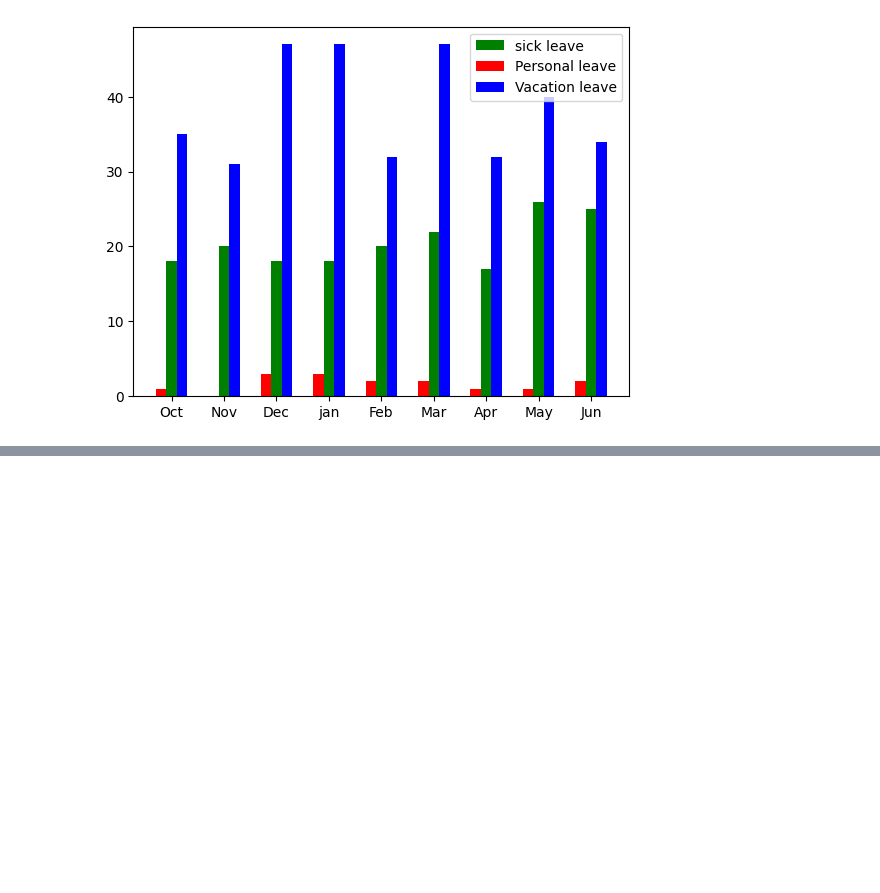
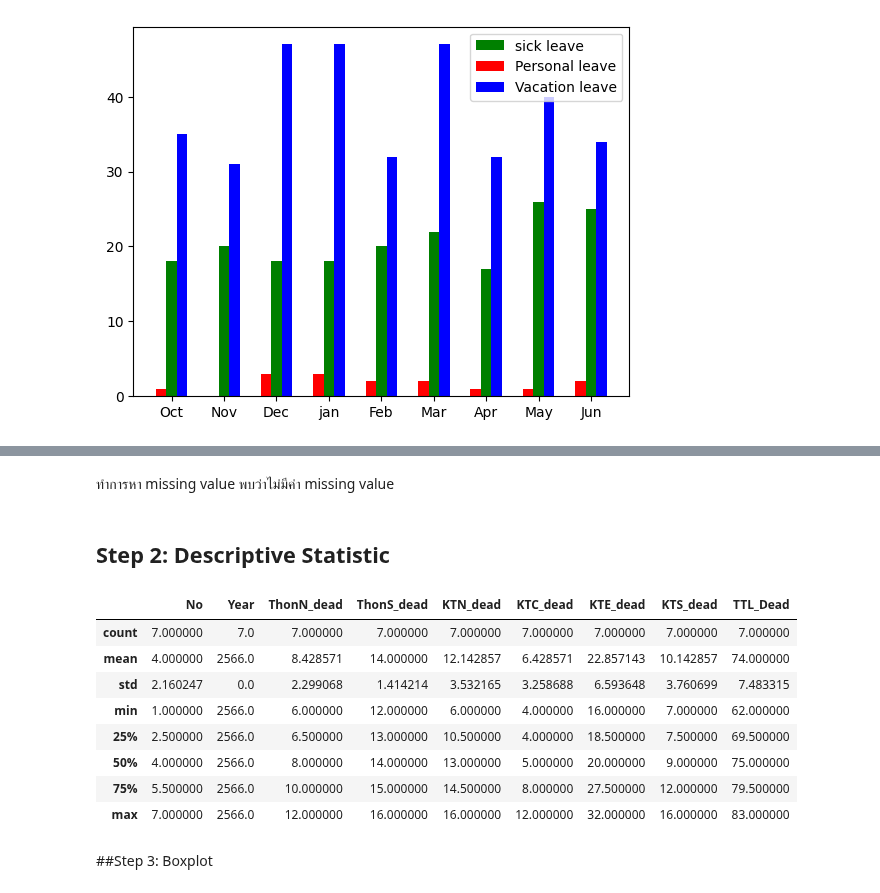
Before and after one commit to Jaomiew/DPDM2023, a Jupyter notebook: Data102(Chapter2).ipynb, the cells around one changed output, grey strips where cells are left out. Cells and saved outputs as stored; diff of their text form; code cells hidden in the pictures; blank space fills up the shorter version.

```diff
--- a/Data102(Chapter2).ipynb
+++ b/Data102(Chapter2).ipynb
@@ -464,0 +466,3 @@ hw3
+# %%
+table_ex = pandas.read_csv('/content/drive/MyDrive/DPDM23_DATA/66.csv')
+table_ex
@@ -464,0 +504,18 @@ hw3
+# %% [markdown]
+ทำการหา missing value พบว่าไม่มีค่า missing value
+# %% [markdown]
+## Step 2: Descriptive Statistic
+# %%
+table_ex.describe()
+# %% [output]
+|  | No | Year | ThonN_dead | ThonS_dead | KTN_dead | KTC_dead | KTE_dead | KTS_dead | TTL_Dead |
+| count | 7.000000 | 7.0 | 7.000000 | 7.000000 | 7.000000 | 7.000000 | 7.000000 | 7.000000 | 7.000000 |
+| mean | 4.000000 | 2566.0 | 8.428571 | 14.000000 | 12.142857 | 6.428571 | 22.857143 | 10.142857 | 74.000000 |
+| std | 2.160247 | 0.0 | 2.299068 | 1.414214 | 3.532165 | 3.258688 | 6.593648 | 3.760699 | 7.483315 |
+| min | 1.000000 | 2566.0 | 6.000000 | 12.000000 | 6.000000 | 4.000000 | 16.000000 | 7.000000 | 62.000000 |
+| 25% | 2.500000 | 2566.0 | 6.500000 | 13.000000 | 10.500000 | 4.000000 | 18.500000 | 7.500000 | 69.500000 |
+| 50% | 4.000000 | 2566.0 | 8.000000 | 14.000000 | 13.000000 | 5.000000 | 20.000000 | 9.000000 | 75.000000 |
+| 75% | 5.500000 | 2566.0 | 10.000000 | 15.000000 | 14.500000 | 8.000000 | 27.500000 | 12.000000 | 79.500000 |
+| max | 7.000000 | 2566.0 | 12.000000 | 16.000000 | 16.000000 | 12.000000 | 32.000000 | 16.000000 | 83.000000 |
+# %% [markdown]
+##Step 3: Boxplot
```
Also changed, not shown: parts of 15 cells of this notebook.
